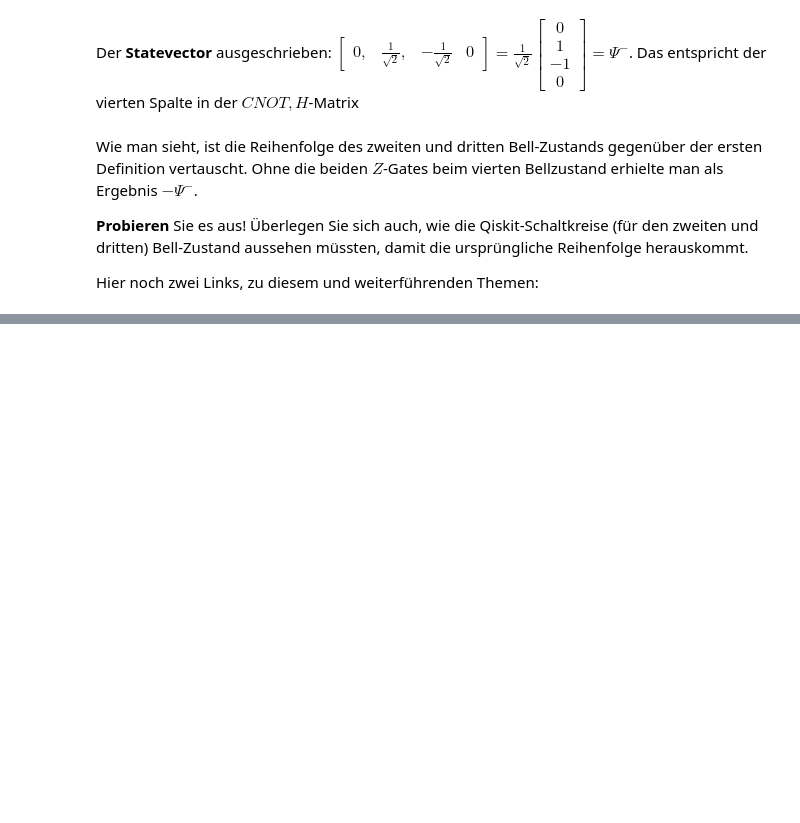
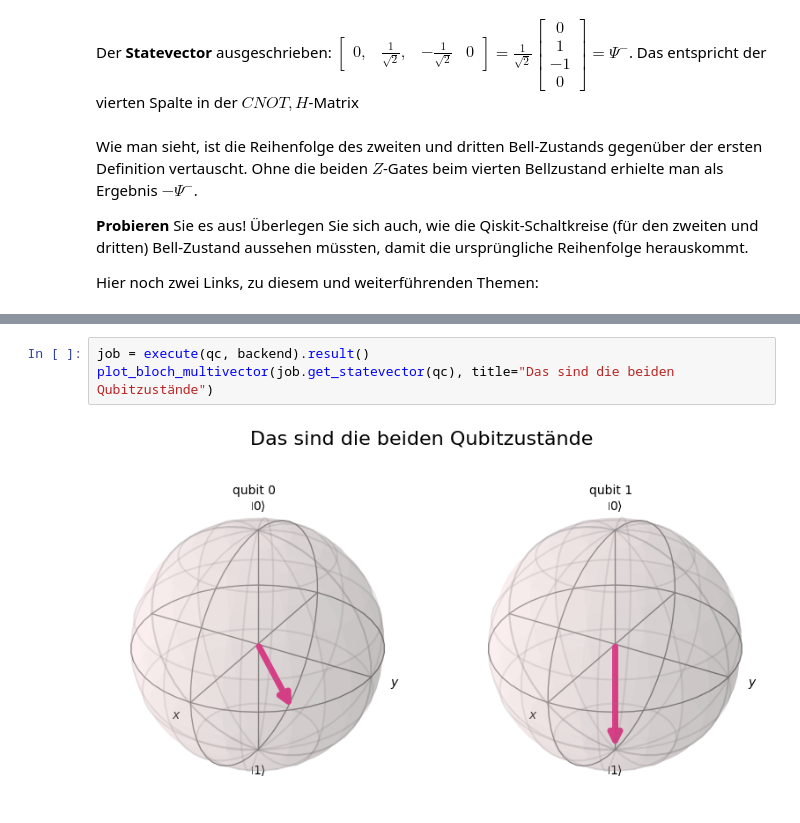
Before and after one commit to rubinhm/JupyterNBs, a Jupyter notebook: Jupyter Notebooks/1. Darstellung-von-Qubits.ipynb, the cells around one changed output, grey strips where cells are left out. Drawn from its saved outputs; the diff is of its cells as text; blank space fills up the shorter version.

```diff
--- a/Jupyter Notebooks/1. Darstellung-von-Qubits.ipynb
+++ b/Jupyter Notebooks/1. Darstellung-von-Qubits.ipynb
@@ -573,0 +616,5 @@ Hier noch zwei Links, zu diesem und weiterführenden Themen:
+# %%
+job = execute(qc, backend).result()
+plot_bloch_multivector(job.get_statevector(qc), title="Das sind die beiden Qubitzustände")
+# %% [output]
+[figure, added]
```
Also changed, not shown: parts of 8 cells of this notebook.
